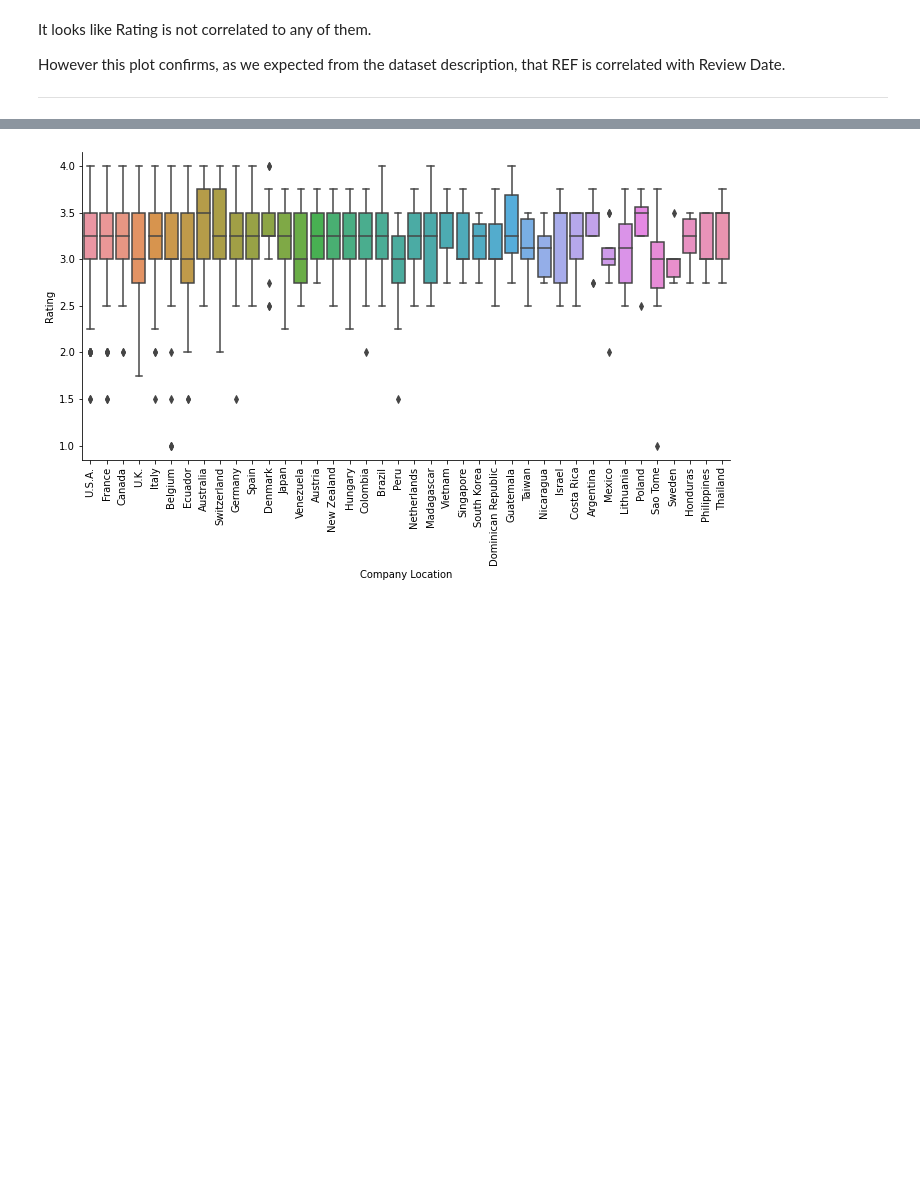
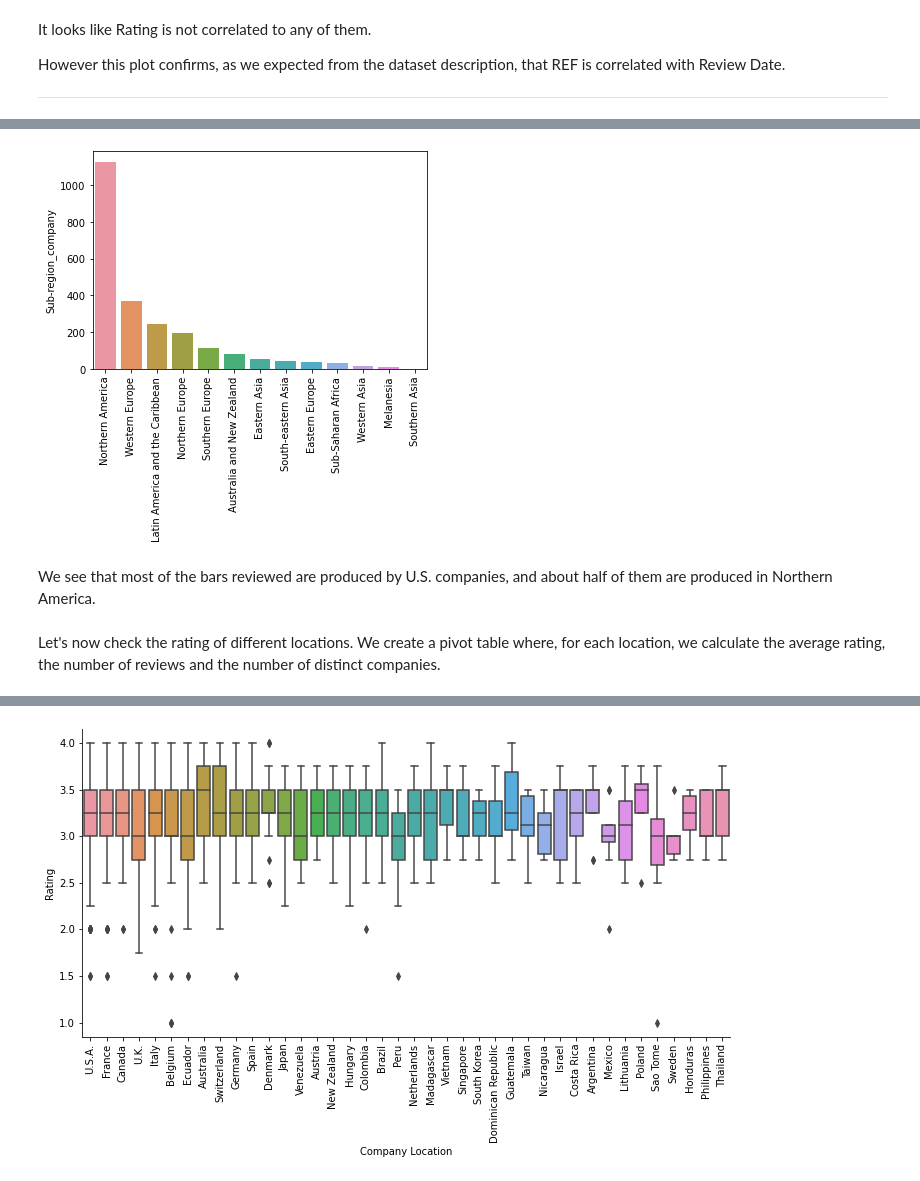
Before and after one commit to SimoneGiovannini/chocolate-rating-project, a Jupyter notebook: eda.ipynb, the cells around one changed output, grey strips where cells are left out. Drawn from its saved outputs; the diff is of its cells as text; code cells hidden in the pictures; blank space fills up the shorter version.

```diff
--- a/eda.ipynb
+++ b/eda.ipynb
@@ -114,0 +161,11 @@ Plot distribution of rating of most frequent company locations.
+# %%
+values = df['Sub-region_company'].value_counts()
+fig, ax = plt.subplots()
+sns.barplot(x=values.index, y=values)
+plt.xticks(rotation=90);
+# %% [output]
+[figure, added]
+# %% [markdown]
+We see that most of the bars reviewed are produced by U.S. companies, and about half of them are produced in Northern America.
+# %% [markdown]
+Let's now check the rating of different locations. We create a pivot table where, for each location, we calculate the average rating, the number of reviews and the number of distinct companies.
```
Also changed, not shown: parts of 22 cells of this notebook, 2 other files.
